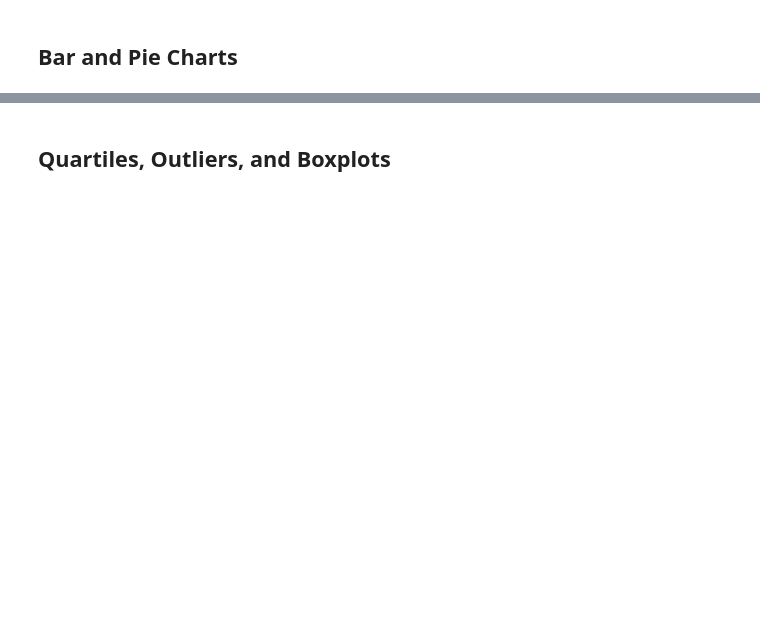
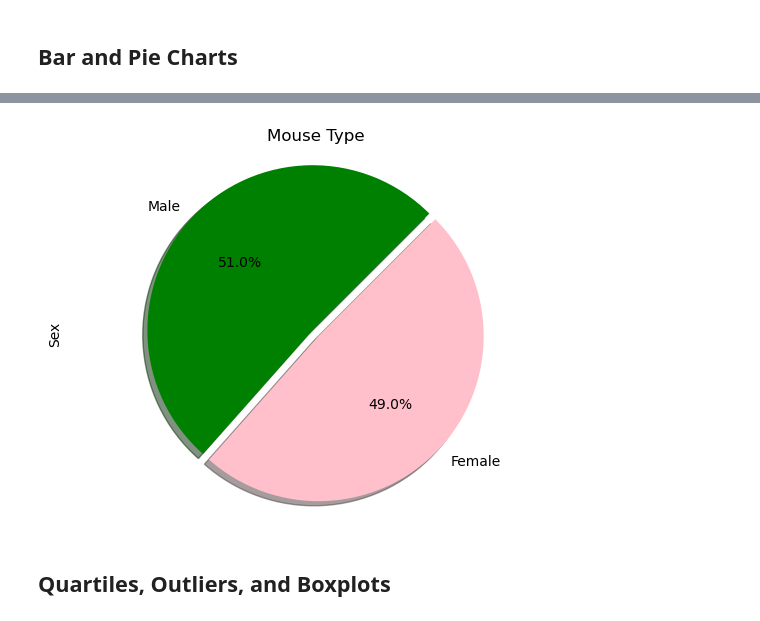
Before and after one commit to mwiley608/module-5-challenge, a Jupyter notebook: Pymaceuticals/pymaceuticals_main.ipynb, the cells around one changed output, grey strips where cells are left out. Cells and saved outputs as stored; diff of their text form; code cells hidden in the pictures; blank space fills up the shorter version.

```diff
--- a/Pymaceuticals/pymaceuticals_main.ipynb
+++ b/Pymaceuticals/pymaceuticals_main.ipynb
@@ -131,5 +132,13 @@ Zoniferol             53.236507  51.818479  48.533355  6.966589  0.516398
 # %%
 # Generate a pie plot showing the distribution of female versus male mice using pyplot
+plt.pie(mouse_type, labels=labels, explode=explode, colors=colors, autopct= "%1.1f%%", startangle= 45, shadow=True)
+plt.axis('equal')
+plt.title('Mouse Type')
+plt.ylabel('Sex')
+plt.savefig("./Images/MouseType.png")
+plt.show()
+# %% [output]
+[figure, added]
 # %% [markdown]
 ## Quartiles, Outliers, and Boxplots
 # %%
```
Also changed, not shown: parts of 22 cells of this notebook, 8 other files.
